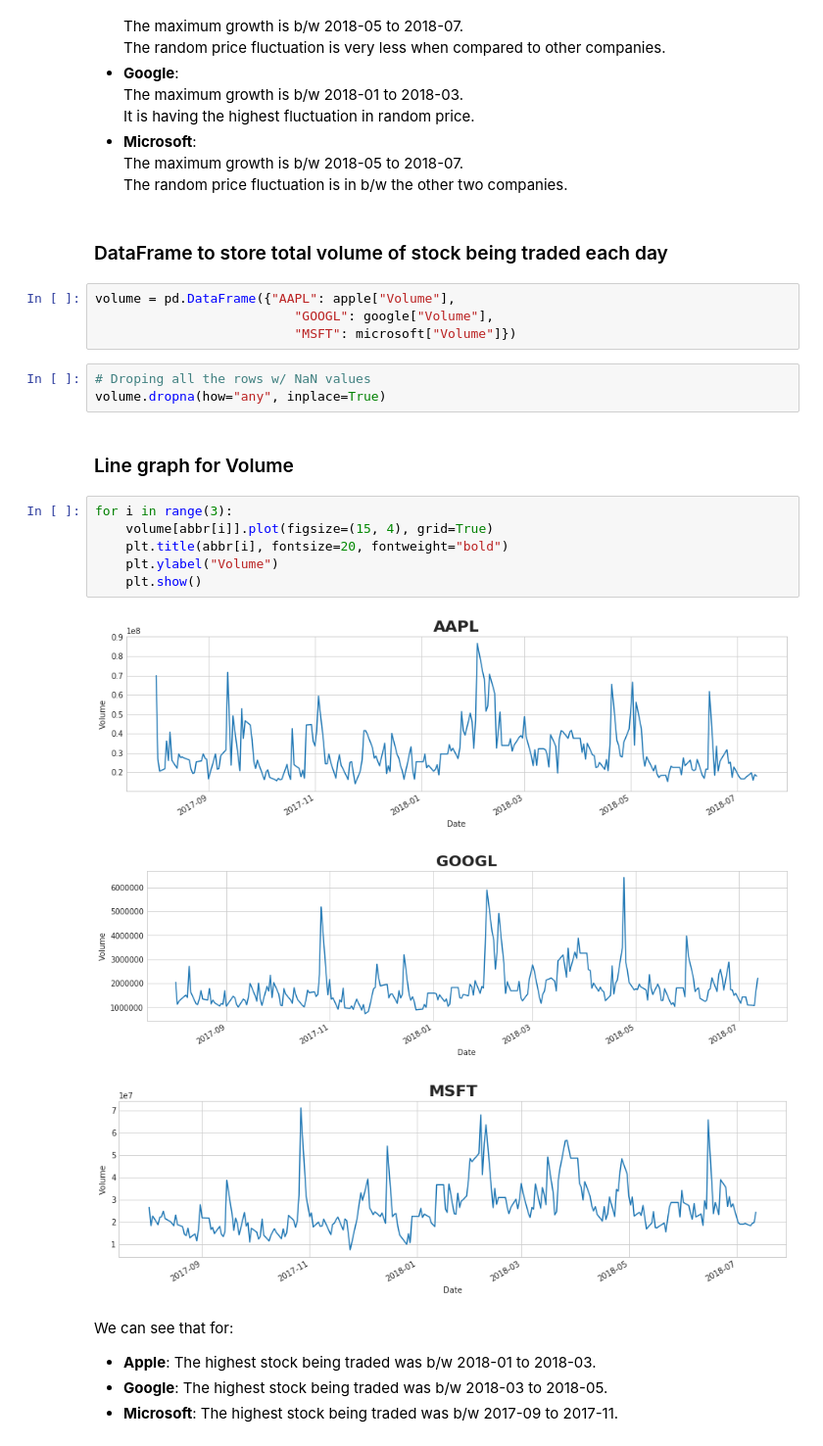
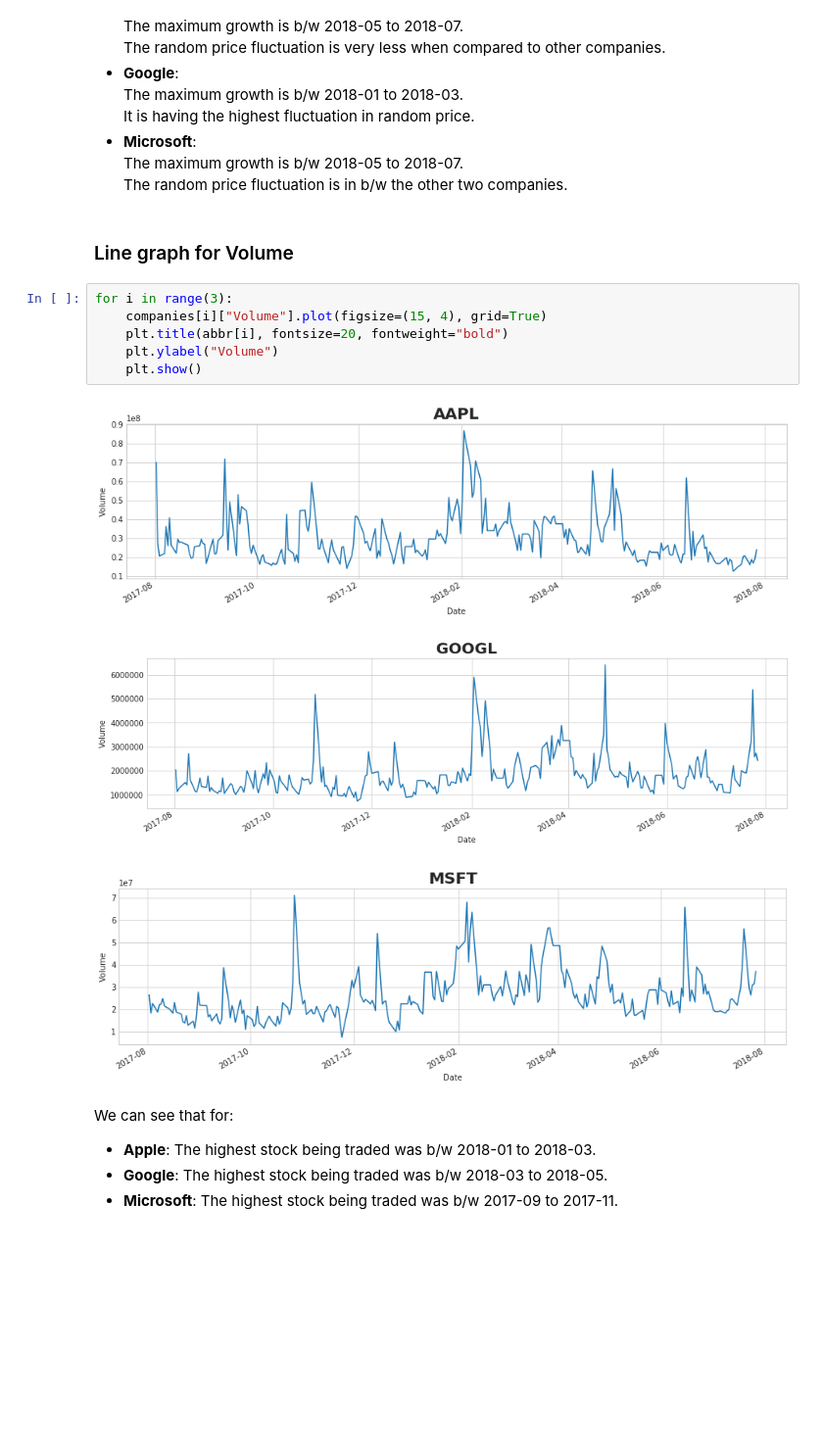
Before and after one commit to abhie-lp/FINANCE_PROJECT, a Jupyter notebook: Code.ipynb, the cells around one changed output. Shown at 98% size. Cells and saved outputs as stored; diff of their text form; blank space fills up the shorter version.

```diff
--- a/Code.ipynb
+++ b/Code.ipynb
@@ -227,27 +255,18 @@ It is having the highest fluctuation in random price.
 - <b>Microsoft</b>:<br>
 The maximum growth is b/w 2018-05 to 2018-07.<br>
 The random price fluctuation is in b/w the other two companies.
-# %% [markdown]
-### DataFrame to store total volume of stock being traded each day
-# %%
-volume = pd.DataFrame({"AAPL": apple["Volume"],
-                          "GOOGL": google["Volume"],
-                          "MSFT": microsoft["Volume"]})
-# %%
-# Droping all the rows w/ NaN values
-volume.dropna(how="any", inplace=True)
 # %% [markdown]
 ### Line graph for Volume
 # %%
 for i in range(3):
-    volume[abbr[i]].plot(figsize=(15, 4), grid=True)
+    companies[i]["Volume"].plot(figsize=(15, 4), grid=True)
     plt.title(abbr[i], fontsize=20, fontweight="bold")
     plt.ylabel("Volume")
     plt.show()
 # %% [output]
-[figure, old version]
+[figure, new version]
-[figure, old version]
+[figure, new version]
-[figure, old version]
+[figure, new version]
 # %% [markdown]
 We can see that for:
 - <b>Apple</b>: The highest stock being traded was b/w 2018-01 to 2018-03.
```
Also changed, not shown: parts of 53 cells of this notebook.
